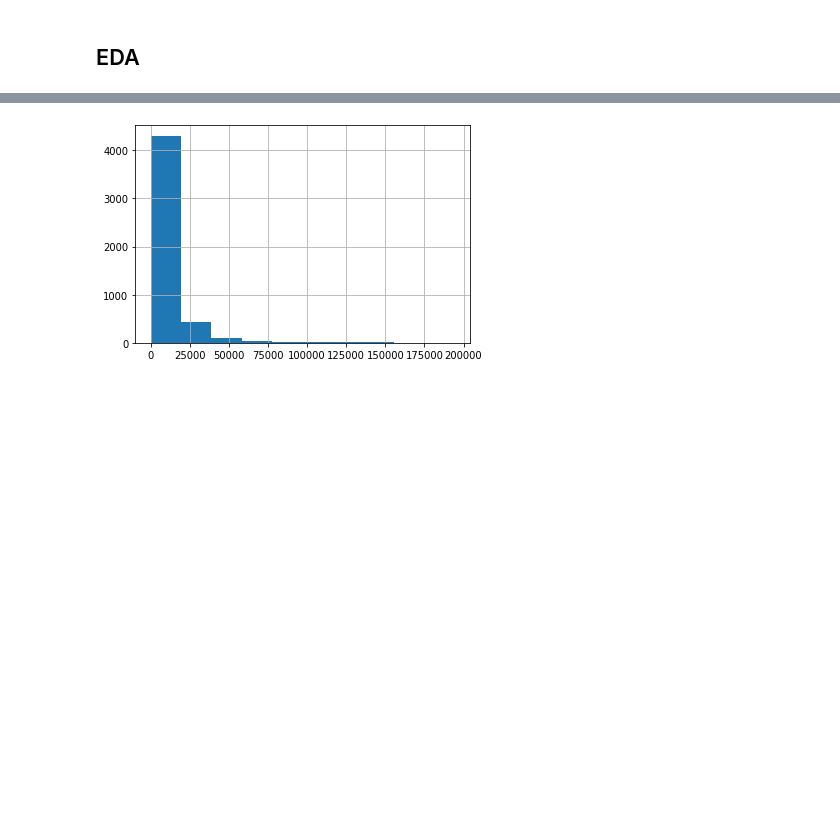
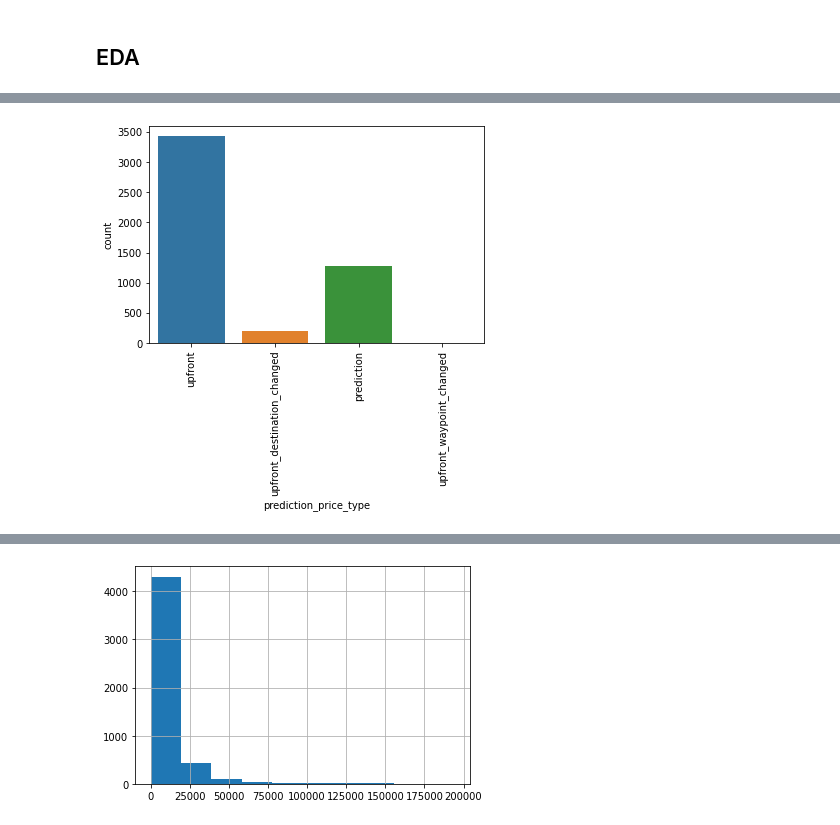
Before and after one commit to Starburned7/data-analytics-projects, a Jupyter notebook: taxi_data_analysis.ipynb, the cells around one changed output, grey strips where cells are left out. Saved outputs shown, nothing was run; the diff lists cells and outputs as text; code cells hidden in the pictures; blank space fills up the shorter version.

```diff
--- a/taxi_data_analysis.ipynb
+++ b/taxi_data_analysis.ipynb
@@ -149,0 +159,5 @@ dtype: float64
+# %%
+sns.countplot(data=df, x='prediction_price_type')
+plt.xticks(rotation=90);
+# %% [output]
+[figure, added]
```
Also changed, not shown: parts of 10 cells of this notebook, 1 other file.
